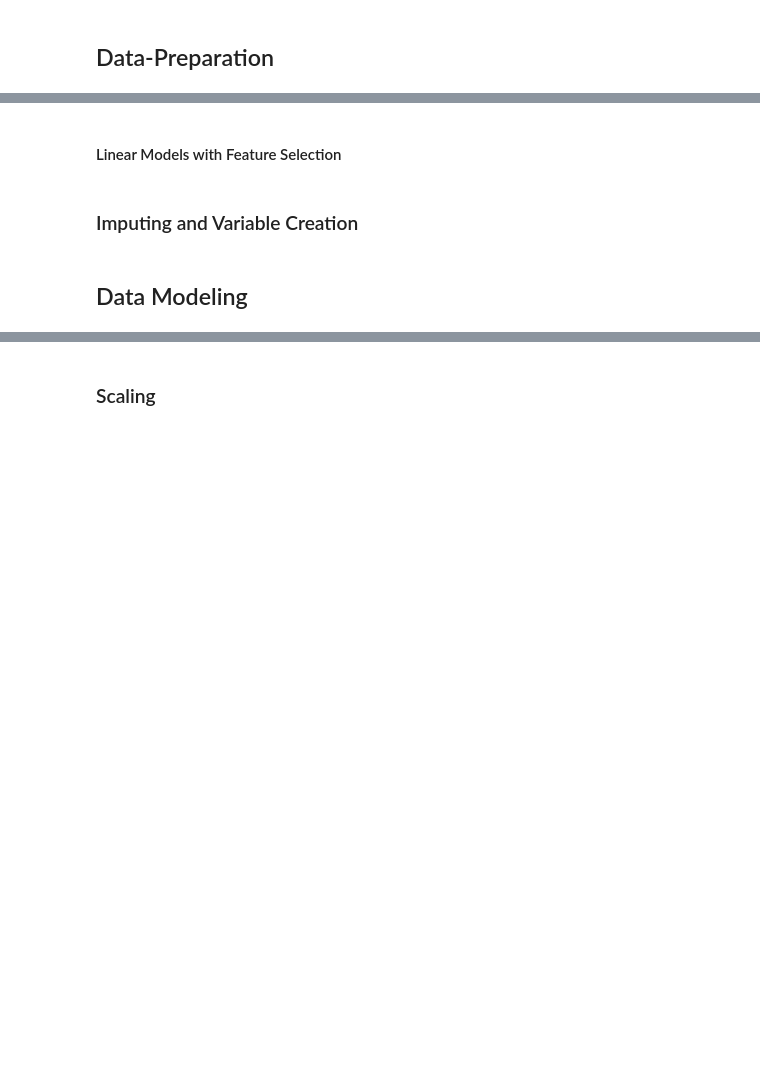
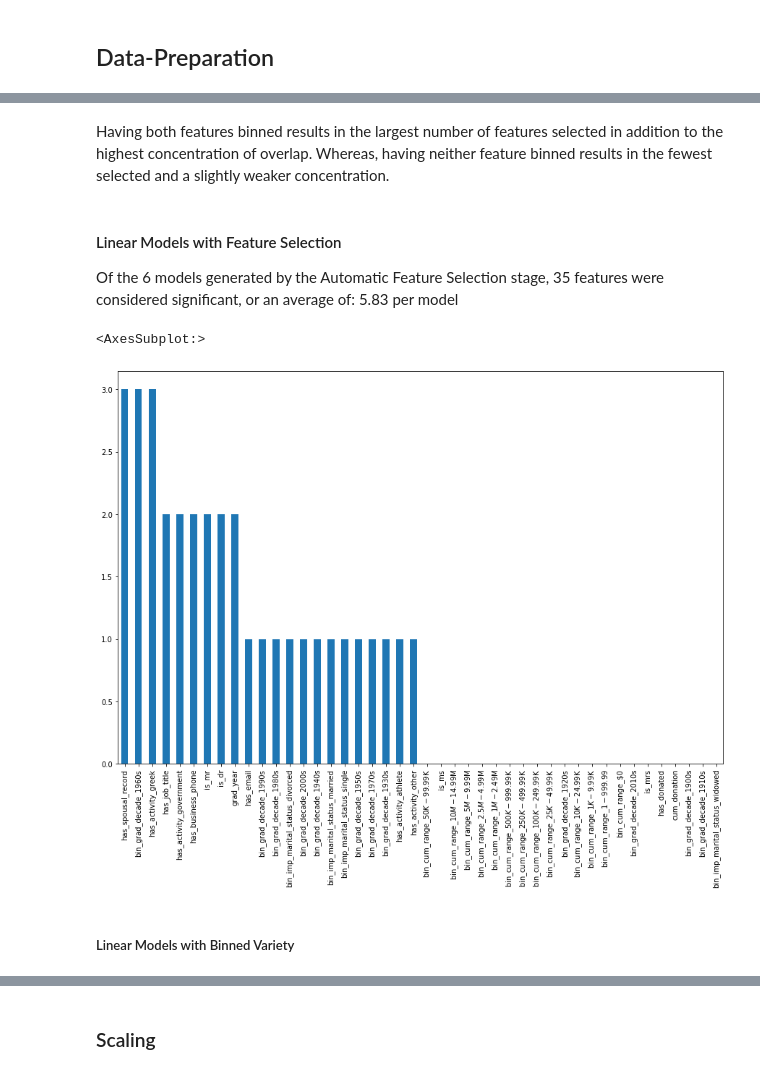
Before and after one commit to jrobio/assignment2, a Jupyter notebook: notebooks/assignment2.ipynb, the cells around one changed output, grey strips where cells are left out. Drawn from its saved outputs; the diff is of its cells as text; code cells hidden in the pictures; blank space fills up the shorter version.

```diff
--- a/notebooks/assignment2.ipynb
+++ b/notebooks/assignment2.ipynb
@@ -1094,2 +1097,13 @@ ff_df_log.T.sum().sort_values(ascending=False).plot.bar(figsize=(15,10))
+# %% [markdown]
+Having both features binned results in the largest number of features selected in addition to the highest concentration of overlap. Whereas, having neither feature binned results in the fewest selected and a slightly weaker concentration.
+# %% [markdown]
+#### Linear Models with Feature Selection
+Of the 6 models generated by the Automatic Feature Selection stage, 35 features were considered significant, or an average of: 5.83 per model
+# %%
+ff_df_lin = ff_df.filter(regex='1$')
+ff_df_lin.T.sum().sort_values(ascending=False).plot.bar(figsize=(15,10))
+# %% [output]
+<AxesSubplot:>
+[figure, added]
 # %% [markdown]
-#### Linear Models with Feature Selection
+##### Linear Models with Binned Variety
@@ -1099,4 +1109,0 @@ ff_df_log.T.sum().sort_values(ascending=False).plot.bar(figsize=(15,10))
-# %% [markdown]
-### Imputing and Variable Creation
-# %% [markdown]
-## Data Modeling
```
Also changed, not shown: parts of 36 cells of this notebook.
